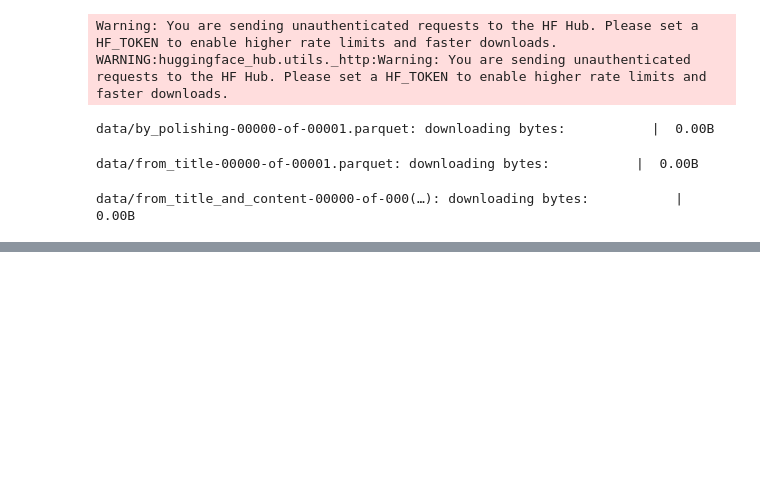
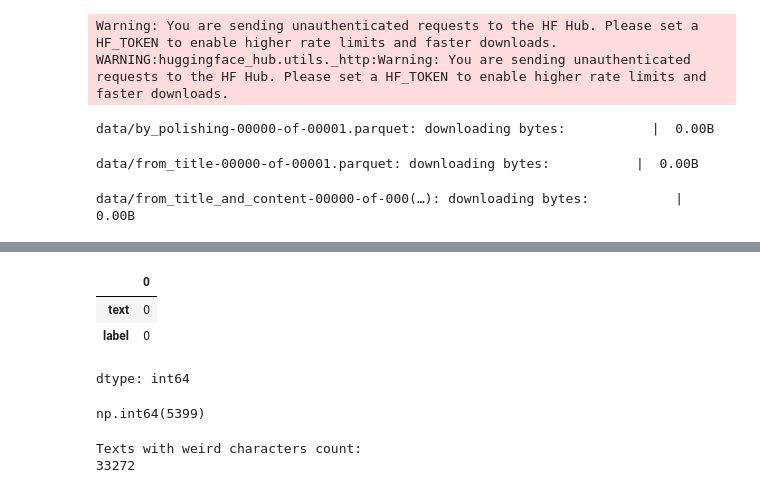
Before and after one commit to Fatimhprog/AI-Generated-Text-Detection-MSIS822, a Jupyter notebook: notebooks/Untitled1.ipynb, the cells around one changed output, grey strips where cells are left out. Cells and saved outputs as stored; diff of their text form; code cells hidden in the pictures; blank space fills up the shorter version.

```diff
--- a/notebooks/Untitled1.ipynb
+++ b/notebooks/Untitled1.ipynb
@@ -84 +92,25 @@ df_labels["label"].value_counts()
 dtype: int64
+# %%
+df_labels.isnull().sum()
+# %% [output]
+|  | 0 |
+| text | 0 |
+| label | 0 |
+dtype: int64
+# %%
+df_labels.duplicated().sum()
+# %% [output]
+np.int64(5399)
+# %%
+import pandas as pd
+import re
+def has_weird_chars(text):
+    return bool(re.search(r"[^a-zA-Z0-9ء-ي\s.,!?؛،]", str(text)))
+
+weird_chars = df_labels[df_labels["text"].apply(has_weird_chars)].shape[0]
+print("Texts with weird characters count:")
+print(weird_chars)
+print("\n")
+# %% [output]
+Texts with weird characters count:
+33272
```
Also changed, not shown: parts of 17 cells of this notebook.
